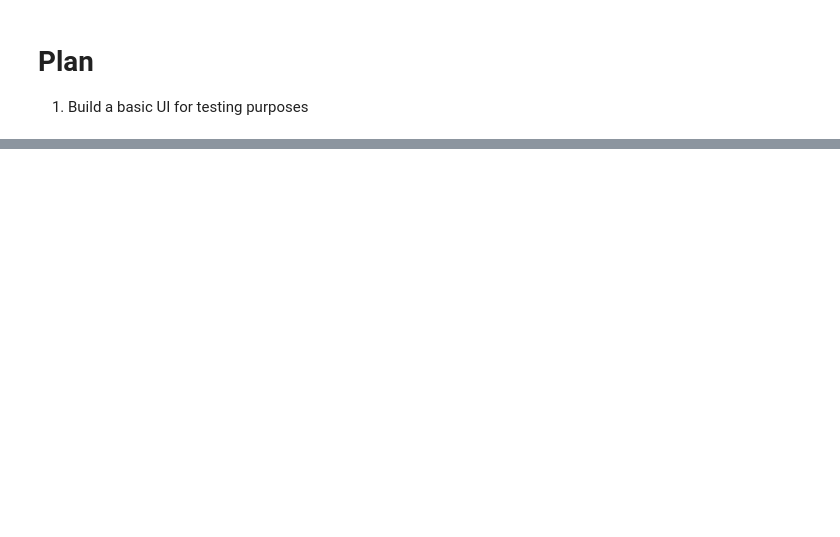
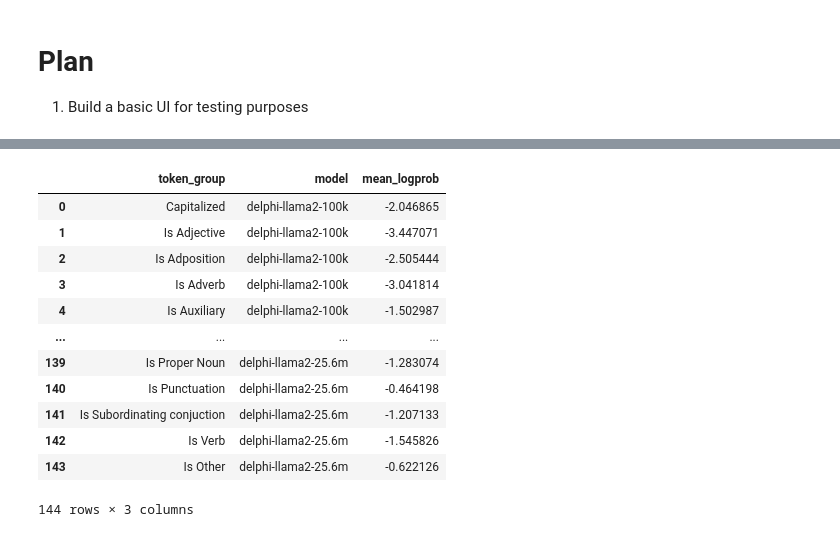
Before and after one commit to delphi-suite/delphi, a Jupyter notebook: notebooks/end2end_demo.ipynb, the cells around one changed output, grey strips where cells are left out. Drawn from its saved outputs; the diff is of its cells as text; code cells hidden in the pictures; blank space fills up the shorter version.

```diff
--- a/notebooks/end2end_demo.ipynb
+++ b/notebooks/end2end_demo.ipynb
@@ -3,0 +65,26 @@
+# %%
+from delphi.eval.constants import LLAMA2_MODELS
+from datasets import load_dataset, Dataset
+from typing import cast
+
+from delphi.eval.hack_token_label import HackTokenLabels
+
+model_token_group_stats = {}
+for model in LLAMA2_MODELS:
+    print(f"Processing model {model}")
+    dataset = cast(
+        Dataset, load_dataset(f"transcendingvictor/{model}-validation-logprobs")
+    )
+    for token_group_desc in HackTokenLabels.ALL_LABELS:
+        token_group_model_stats = [
+            token_model_stats[(token, model)] for token in token_groups[token_group_desc.description]
+            if (token, model) in token_model_stats
+        ]
+        sum_logprob = sum(t.logprob_sum for t in token_group_model_stats)
+        sum_count = sum(t.count for t in token_group_model_stats)
+        if sum_count == 0:
+            continue
+        mean_logprob = sum(t.logprob_sum for t in token_group_model_stats) / sum(
+            t.count for t in token_group_model_stats
+        )
+        model_token_group_stats[(token_group_desc.description, model)] = mean_logprob
@@ -3,0 +101,10 @@
+# %%
+import pandas as pd
+import pickle
+
+with open("../data/model_token_group_stats.pkl", "rb") as f:
+    model_token_group_stats = pickle.load(f)
+
+mtgs_df = pd.DataFrame(
+    [key + ( value, ) for key, value in model_token_group_stats.items()],
+    columns=["token_group", "model", "mean_logprob"])
@@ -97,0 +480,21 @@ interactive(children=(Dropdown(description='comparison_type', options=('model_si
+# %%
+import pandas as pd
+mtgs_df = pd.DataFrame(
+    [key + ( value, ) for key, value in model_token_group_stats.items()],
+    columns=["token_group", "model", "mean_logprob"])
+# %%
+mtgs_df
+# %% [output]
+|  | token_group | model | mean_logprob |
+| 0 | Capitalized | delphi-llama2-100k | -2.046865 |
+| 1 | Is Adjective | delphi-llama2-100k | -3.447071 |
+| 2 | Is Adposition | delphi-llama2-100k | -2.505444 |
+| 3 | Is Adverb | delphi-llama2-100k | -3.041814 |
+| 4 | Is Auxiliary | delphi-llama2-100k | -1.502987 |
+| ... | ... | ... | ... |
+| 139 | Is Proper Noun | delphi-llama2-25.6m | -1.283074 |
+| 140 | Is Punctuation | delphi-llama2-25.6m | -0.464198 |
+| 141 | Is Subordinating conjuction | delphi-llama2-25.6m | -1.207133 |
+| 142 | Is Verb | delphi-llama2-25.6m | -1.545826 |
+| 143 | Is Other | delphi-llama2-25.6m | -0.622126 |
+144 rows × 3 columns
```
Also changed, not shown: parts of 49 cells of this notebook, 2 other files.
